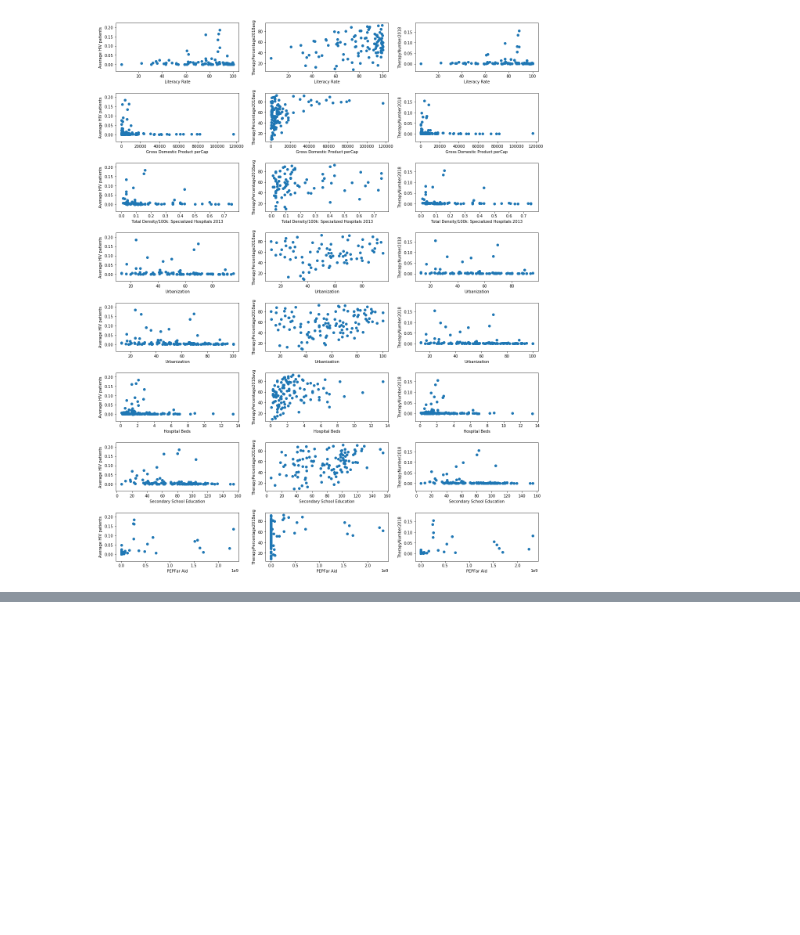
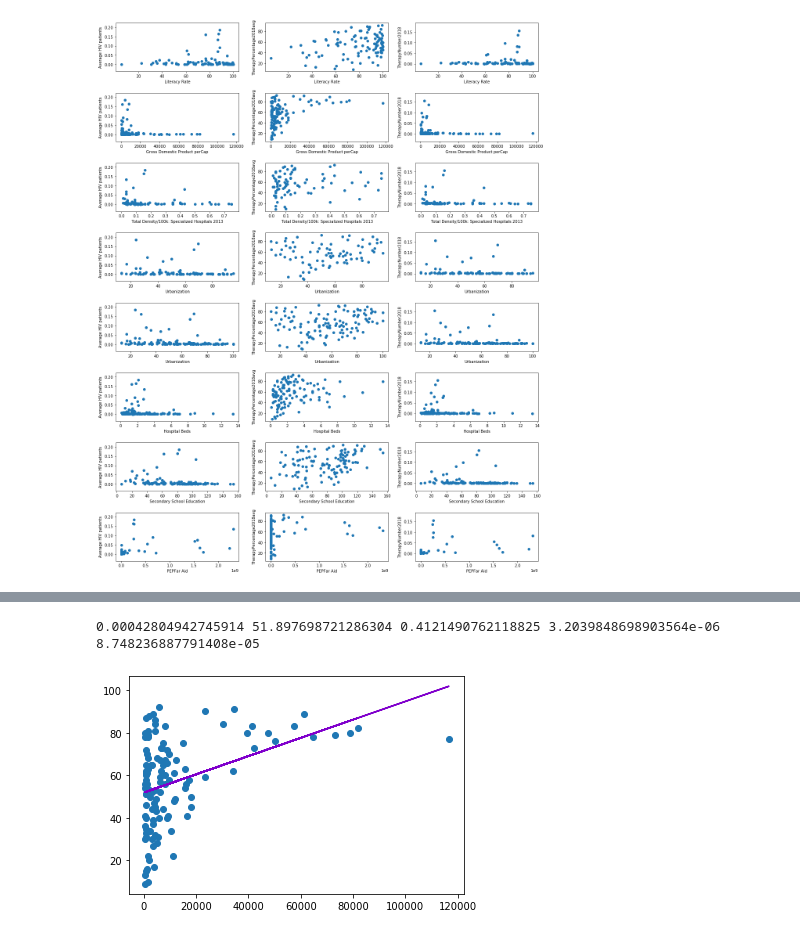
Before and after one commit to nvanrompaey/ImpactsHIVTreatment, a Jupyter notebook: CapstoneHIVtestings.ipynb, the cells around one changed output, grey strips where cells are left out. Cells and saved outputs as stored; diff of their text form; code cells hidden in the pictures; blank space fills up the shorter version.

```diff
--- a/CapstoneHIVtestings.ipynb
+++ b/CapstoneHIVtestings.ipynb
@@ -349,8 +241,6 @@ Index(['Afghanistan', 'Albania', 'Algeria', 'Angola', 'Argentina', 'Armenia',
 # %%
 df220 = df2[['HIV2018avg','HIV2010avg','HIV2005avg','HIV2000avg']]
-index221 = [(x,'2018') for x in df2.index]
-index221 = pd.MultiIndex.from_tuples(index221,names=['country','date'])
-df221 = pd.DataFrame({'TherapyNumber2018':df2['TherapyNumber2018'].to_list(),'TherapyPercentage2018avg':df2['TherapyPercentage2018avg'].to_list()},index221)
+df221 = HIVstats.forcemulindex(df2,'2018',['TherapyNumber2018','TherapyPercentage2018avg'],['country','date'])
 df221.index = [df221.index.get_level_values(0),df221.index.get_level_values(1).astype(str)]
 df220.columns=['2018','2010','2005','2000']
 df220 = df220.stack().to_frame()
@@ -532,0 +402,3 @@ HIVstats.masscorrelation(stat,totlab,xlab)
+# %%
+colly = ['Gross Domestic Product perCap','TherapyPercentage2018avg']
+stat3.loc(axis=1)[colly]
@@ -532,0 +420,6 @@ HIVstats.masscorrelation(stat,totlab,xlab)
+# %%
+fig2,ax2=plt.subplots()
+HIVstats.linregtograph(stat2,colly,ax2)
+# %% [output]
+0.00042804942745914 51.897698721286304 0.4121490762118825 3.2039848698903564e-06 8.748236887791408e-05
+[figure, added]
```
Also changed, not shown: parts of 42 cells of this notebook, 2 other files.
